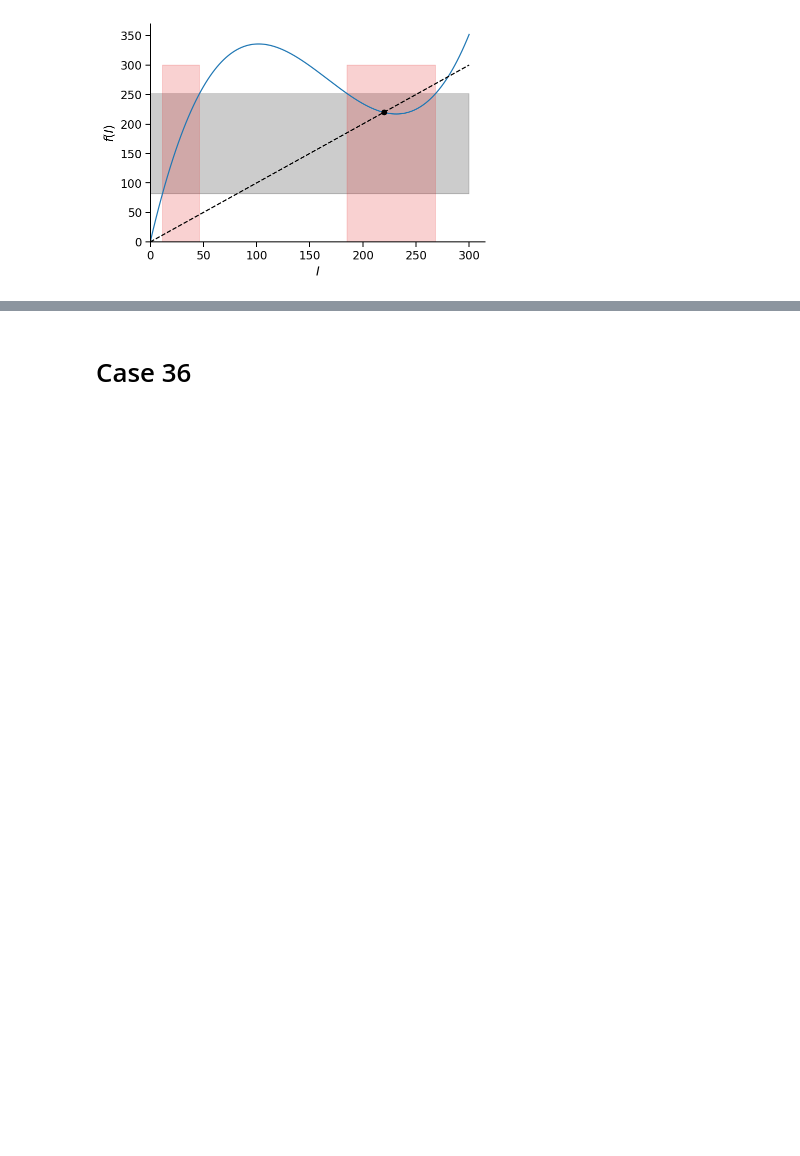
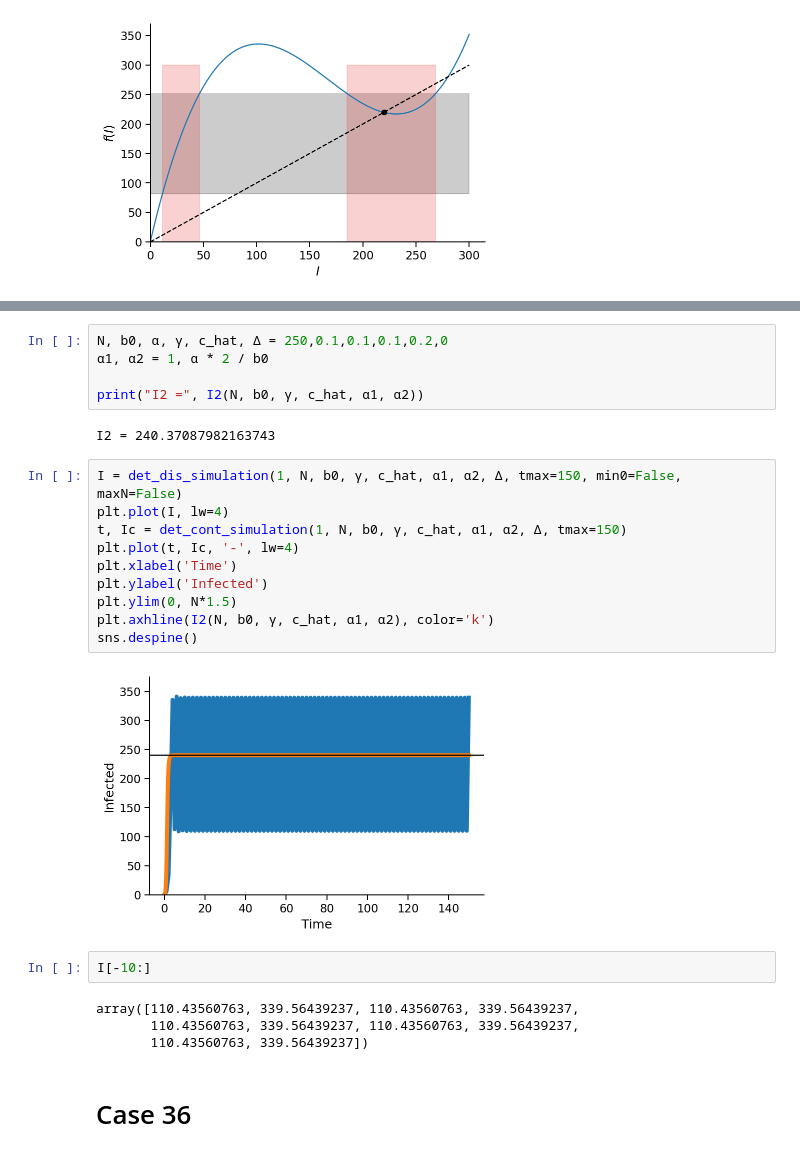
Before and after one commit to yoavram/SanJose, a Jupyter notebook: notebooks/model.ipynb, the cells around one changed output, grey strips where cells are left out. Drawn from its saved outputs; the diff is of its cells as text; blank space fills up the shorter version.

```diff
--- a/notebooks/model.ipynb
+++ b/notebooks/model.ipynb
@@ -512,3 +562,28 @@ sns.despine()
+# %%
+N, b0, α, γ, c_hat, Δ = 250,0.1,0.1,0.1,0.2,0
+α1, α2 = 1, α * 2 / b0
+
+print("I2 =", I2(N, b0, γ, c_hat, α1, α2))
+# %% [output]
+I2 = 240.37087982163743
+# %%
+I = det_dis_simulation(1, N, b0, γ, c_hat, α1, α2, Δ, tmax=150, min0=False, maxN=False)
+plt.plot(I, lw=4)
+t, Ic = det_cont_simulation(1, N, b0, γ, c_hat, α1, α2, Δ, tmax=150)
+plt.plot(t, Ic, '-', lw=4)
+plt.xlabel('Time')
+plt.ylabel('Infected')
+plt.ylim(0, N*1.5)
+plt.axhline(I2(N, b0, γ, c_hat, α1, α2), color='k')
+sns.despine()
+# %% [output]
+[figure, added]
+# %%
+I[-10:]
+# %% [output]
+array([110.43560763, 339.56439237, 110.43560763, 339.56439237,
+       110.43560763, 339.56439237, 110.43560763, 339.56439237,
+       110.43560763, 339.56439237])
 # %% [markdown]
 # Case 36
 # %%
```
Also changed, not shown: parts of 29 cells of this notebook.
